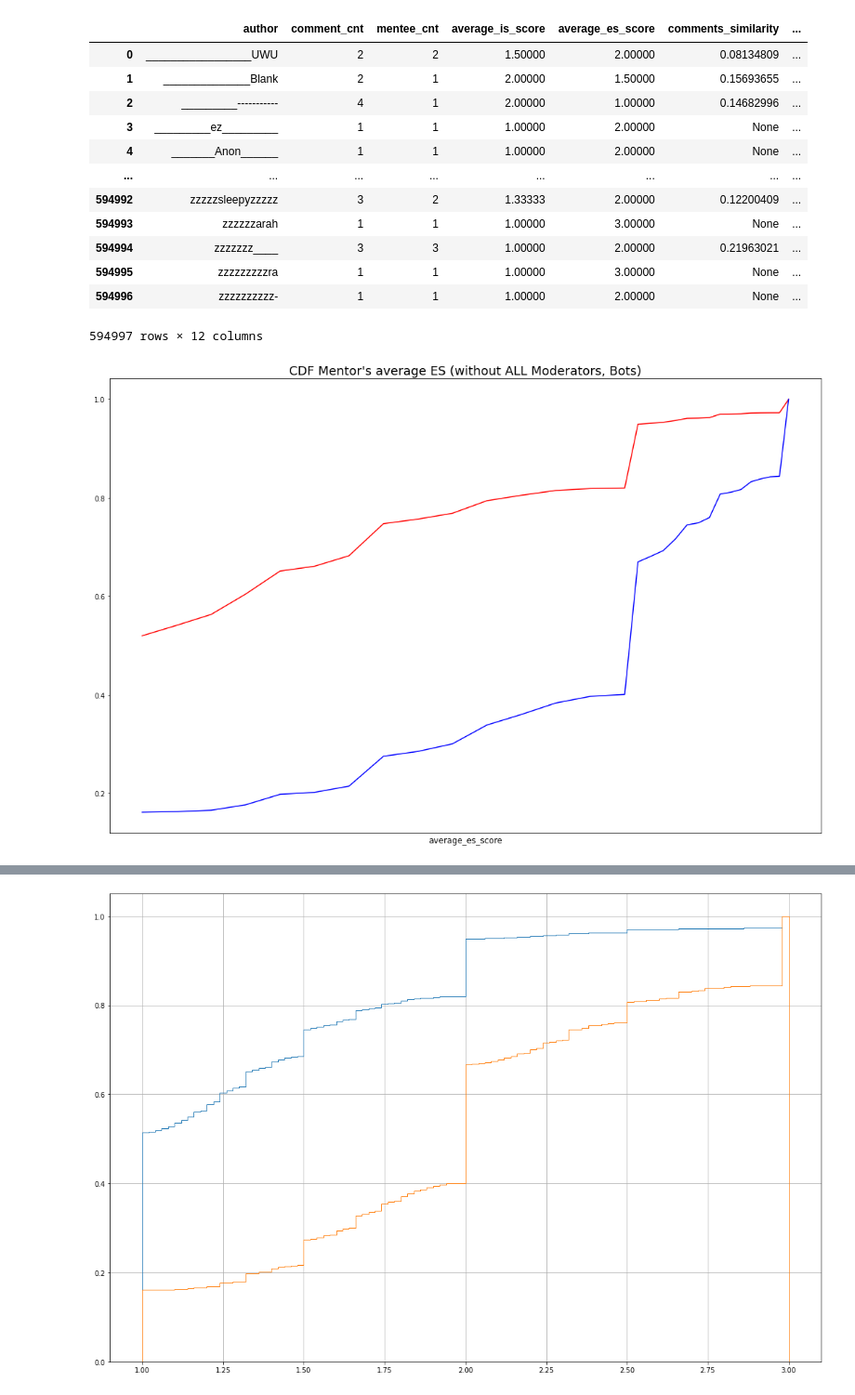
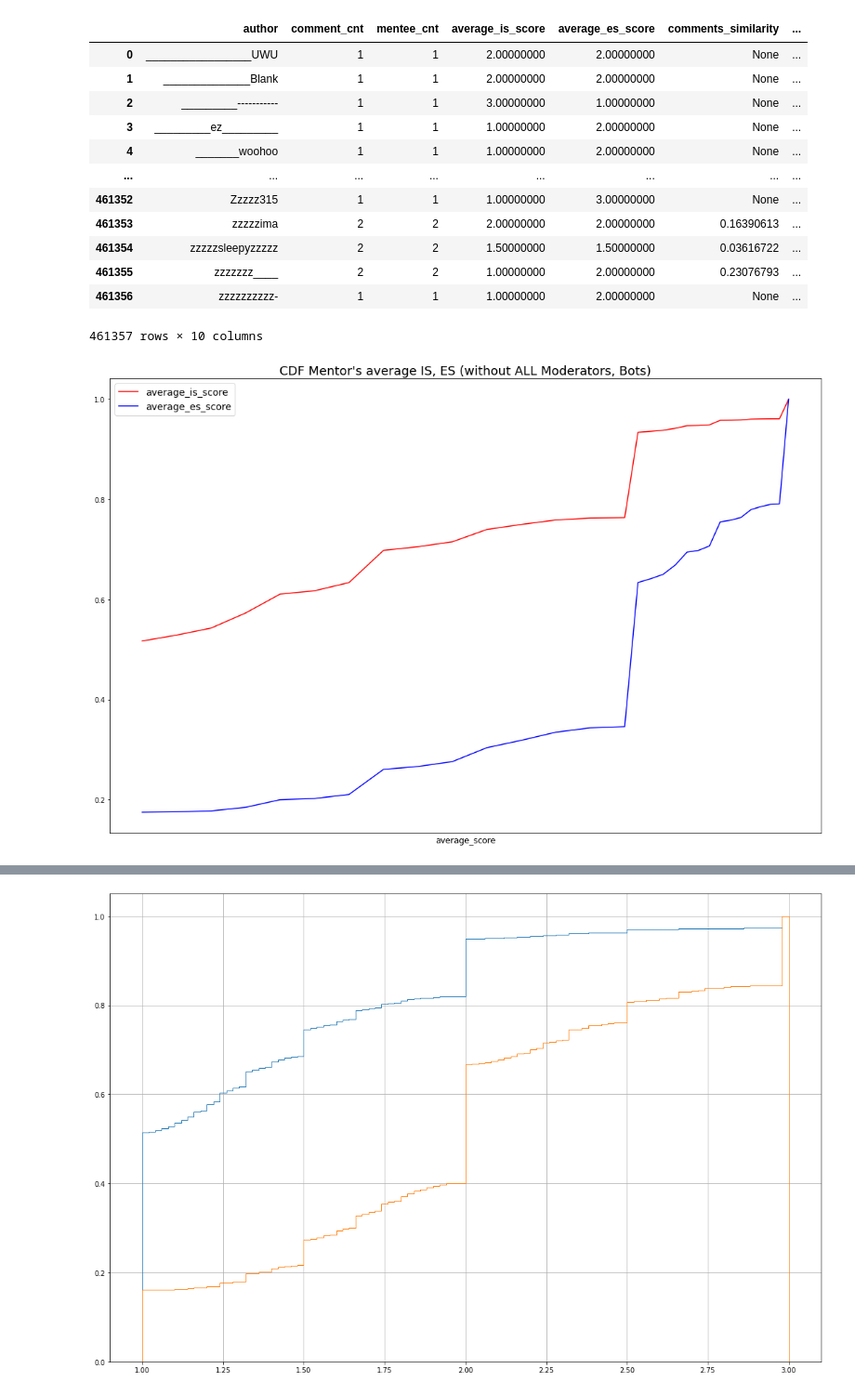
Before and after one commit to tr0up2r/plotting-and-graph-analysis, a Jupyter notebook: cdf.ipynb, the cells around one changed output, grey strips where cells are left out. Shown at 93% size. Cells and saved outputs as stored; diff of their text form; code cells hidden in the pictures.

```diff
--- a/cdf.ipynb
+++ b/cdf.ipynb
@@ -44,8 +45,9 @@ def draw_cdf3(np_result_list):
     plt.show()
 # %%
 # cdf plotting을 하기 위한 function.
-def draw_cdf4(np_result_list, n_bins, label, title, colors):
-    for np_result, color in zip(np_result_list, colors):
+def draw_cdf4(np_result_list, n_bins, xlabel, title, colors, legends):
+    filename = title + '.png'
+    for np_result, color, legend in zip(np_result_list, colors, legends):
         np_result = np.array(np_result, dtype=float)
 
         plt.rcParams["figure.figsize"] = [15, 10]
@@ -54,11 +56,13 @@ def draw_cdf4(np_result_list, n_bins, label, title, colors):
         count, bins_count = np.histogram(np_result, bins=n_bins)
         pdf = count / sum(count)
         cdf = np.cumsum(pdf)
-        plt.plot(bins_count[1:], cdf, label="CDF", color=color)
-        plt.xlabel(label, fontsize=12)
+        plt.plot(bins_count[1:], cdf, label=legend, color=color)
+        plt.xlabel(xlabel, fontsize=12)
         plt.title(title, fontsize=18)
         plt.xscale('symlog')
 
+    plt.legend(fontsize=14)
+    plt.savefig(filename, dpi=300)
     plt.show()
 # %%
 def select_query_result_to_df(sql):
@@ -72,31 +76,32 @@ def select_query_result_to_df(sql):
 
     return result_df
 # %%
-sql = 'select * from mentor where is_valid = 1;'
+sql = 'select * from mentor;'
 result_df = select_query_result_to_df(sql)
 result_df
 # %% [output]
 |  | author | comment_cnt | mentee_cnt | average_is_score | average_es_score | comments_similarity | ... |
-| 0 | _________________UWU | 2 | 2 | 1.50000 | 2.00000 | 0.08134809 | ... |
-| 1 | ______________Blank | 2 | 1 | 2.00000 | 1.50000 | 0.15693655 | ... |
-| 2 | _________----------- | 4 | 1 | 2.00000 | 1.00000 | 0.14682996 | ... |
-| 3 | _________ez_________ | 1 | 1 | 1.00000 | 2.00000 | None | ... |
-| 4 | _______Anon______ | 1 | 1 | 1.00000 | 2.00000 | None | ... |
+| 0 | _________________UWU | 1 | 1 | 2.00000000 | 2.00000000 | None | ... |
+| 1 | ______________Blank | 1 | 1 | 2.00000000 | 2.00000000 | None | ... |
+| 2 | _________----------- | 1 | 1 | 3.00000000 | 1.00000000 | None | ... |
+| 3 | _________ez_________ | 1 | 1 | 1.00000000 | 2.00000000 | None | ... |
+| 4 | _______woohoo | 1 | 1 | 1.00000000 | 2.00000000 | None | ... |
 | ... | ... | ... | ... | ... | ... | ... | ... |
-| 594992 | zzzzzsleepyzzzzz | 3 | 2 | 1.33333 | 2.00000 | 0.12200409 | ... |
-| 594993 | zzzzzzarah | 1 | 1 | 1.00000 | 3.00000 | None | ... |
-| 594994 | zzzzzzz____ | 3 | 3 | 1.00000 | 2.00000 | 0.21963021 | ... |
-| 594995 | zzzzzzzzzra | 1 | 1 | 1.00000 | 3.00000 | None | ... |
-| 594996 | zzzzzzzzzz- | 1 | 1 | 1.00000 | 2.00000 | None | ... |
+| 461352 | Zzzzz315 | 1 | 1 | 1.00000000 | 3.00000000 | None | ... |
+| 461353 | zzzzzima | 2 | 2 | 2.00000000 | 2.00000000 | 0.16390613 | ... |
+| 461354 | zzzzzsleepyzzzzz | 2 | 2 | 1.50000000 | 1.50000000 | 0.03616722 | ... |
+| 461355 | zzzzzzz____ | 2 | 2 | 1.00000000 | 2.00000000 | 0.23076793 | ... |
+| 461356 | zzzzzzzzzz- | 1 | 1 | 1.00000000 | 2.00000000 | None | ... |
-594997 rows × 12 columns
+461357 rows × 10 columns
 # %%
 np_result_list = []
 np_result_list.append(np.array(result_df['average_is_score'].tolist()))
 np_result_list.append(np.array(result_df['average_es_score'].tolist()))
 colors = ['red', 'blue']
-draw_cdf4(np_result_list, 30, 'average_es_score', "CDF Mentor's average ES (without ALL Moderators, Bots)", colors)
+legends = ['average_is_score', 'average_es_score']
+draw_cdf4(np_result_list, 30, 'average_score', "CDF Mentor's average IS, ES (without ALL Moderators, Bots)", colors, legends)
 # %% [output]
-[figure, old version]
+[figure, new version]
 # %%
 np_result_list = []
 np_result_list.append(np.array(result_df['average_is_score'].tolist()))
```
Also changed, not shown: parts of 10 cells of this notebook, 5 other files.
